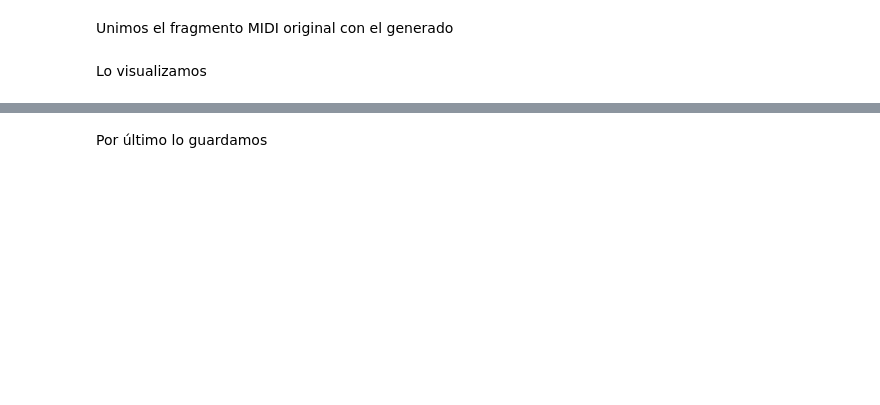
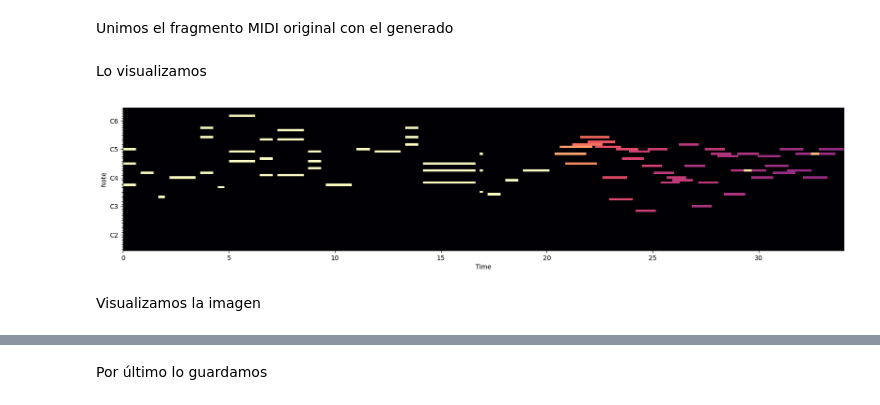
Before and after one commit to carfer23/melodIA, a Jupyter notebook: melodIA.ipynb, the cells around one changed output, grey strips where cells are left out. Saved outputs shown, nothing was run; the diff lists cells and outputs as text; code cells hidden in the pictures; blank space fills up the shorter version.

```diff
--- a/melodIA.ipynb
+++ b/melodIA.ipynb
@@ -80,5 +87,5 @@ print(params2)
 # %%
-MIDI_PATH = "prueba.mid"
+MIDI_PATH = "prueba_nieve.mid"
 
 # Generamos el midi a partir de los parámetros obtenidos
 midi_basico = ParamsAMIDI(**params2)
@@ -112,6 +117,6 @@ import pretty_midi
 
 df = Utilities.midi_path_to_df(MIDI_PATH)
 notes = Utilities.midi_to_numpy(pm)
-notes_sequence = notes[:25] # primeras 25 notas
+notes_sequence = notes[num_notas-25:num_notas] # últimas 25 notas
 notes = MelodIAModel.normalize(notes_sequence)
 # %% [markdown]
@@ -119,6 +124,6 @@ Generamos las nuevas notas con el modelo
 # %%
 # Se pueden cambiar el número de predicciones y la temperatura
-generated_notes = MelodIAModel.predict_sequence(modelo_extender_midi, notes, num_predictions=25, temperature=0.8)
+generated_notes = MelodIAModel.predict_sequence(modelo_extender_midi, notes, num_predictions=40, temperature=0.8)
 
 generated_notes = MelodIAModel.desnormalize(generated_notes)
 generado = Utilities.notes_to_midi(generated_notes)
@@ -130,4 +150,10 @@ combined = Utilities.concatenate_pretty_midi(original, generado)
+# %%
+combined = Utilities.concatenate_pretty_midi(pm, generado)
 # %% [markdown]
 Lo visualizamos
 # %%
-Utilities.plot_piano_roll(combined, 40, 100)
+Utilities.plot_piano_roll(combined, 30, 90)
+# %% [output]
+[figure, added]
+# %% [markdown]
+Visualizamos la imagen
```
Also changed, not shown: parts of 23 cells of this notebook, 37 other files.
